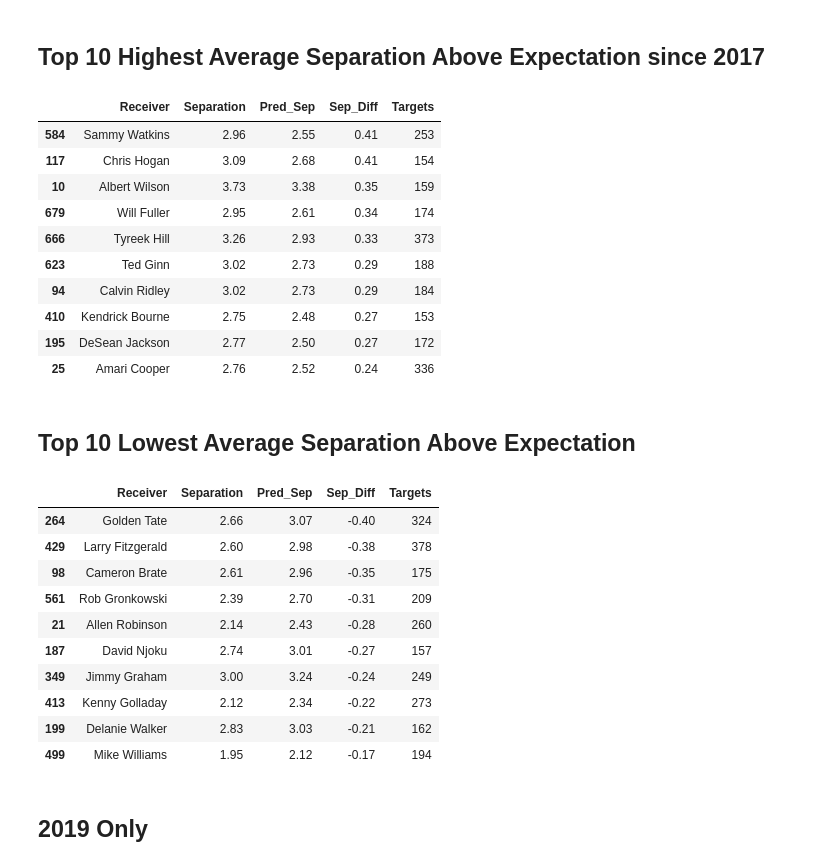
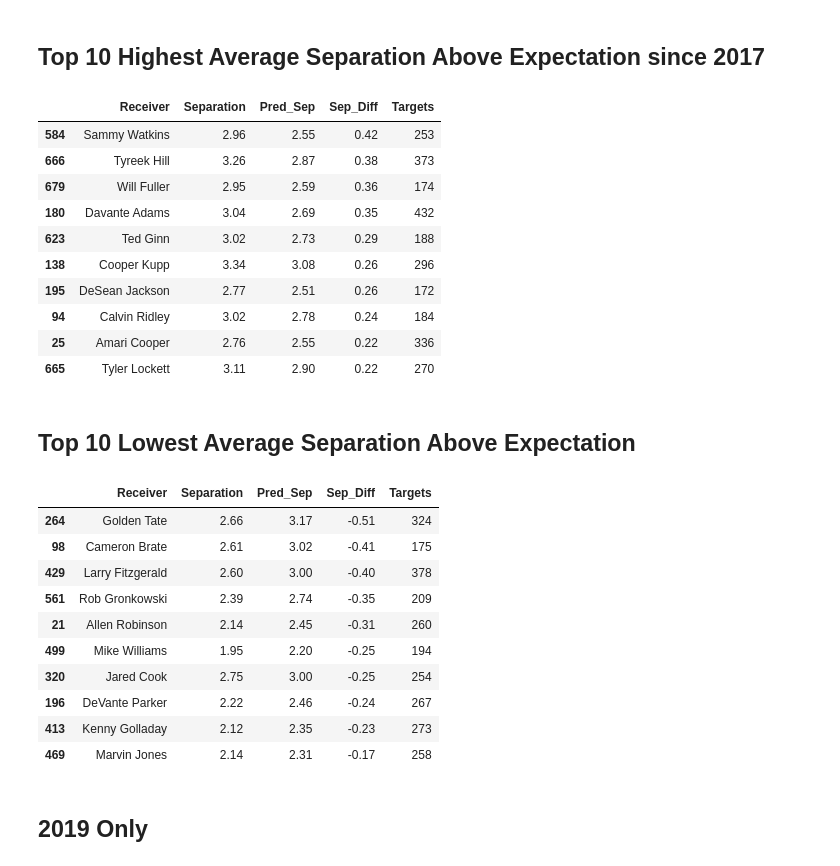
Before and after one commit to Jesse-Cohen/Separation-Above-Expectation, a Jupyter notebook: Notebooks/Results.ipynb, the cells around one changed output. Drawn from its saved outputs; the diff is of its cells as text; code cells hidden in the pictures.

```diff
--- a/Notebooks/Results.ipynb
+++ b/Notebooks/Results.ipynb
@@ -17,11 +17,12 @@ import missingno as ms
 import warnings
 warnings.filterwarnings('ignore')
 # %%
-Final = pd.read_pickle("../data/Final.pkl")
+#Final = pd.read_pickle("../data/Final.pkl")
+Final = pd.read_pickle("../data/Final_5.pkl")
 # %% [markdown]
 # Results!
 # %%
-Stats = Final[['Season', 'Receiver', 'Nearest_Defender', 'Separation', 'Pred_Sep', 'TD', 'Pass Yds', 'INT', 'Cmp', 'Team', 'Air_Yds']]
+Stats = Final[['Season', 'Receiver', 'Nearest_Defender', 'Separation', 'Pred_Sep', 'TD', 'Pass Yds', 'INT', 'Cmp', 'Team', 'Air_Yds', 'Cushion']]
 Stats['Sep_Diff'] = Stats['Separation'] - Stats['Pred_Sep']
 # %%
 COUNT_df = Stats.groupby(['Receiver', 'Season']).nunique()
@@ -60,36 +61,36 @@ Since17_df = Since17_df.merge(COUNT_1, on = ['Receiver'])
 # %% [markdown]
 ## Top 10 Highest Average Separation Above Expectation since 2017
 # %%
-Career = Since17_df[Since17_df['Targets'] > 150].sort_values(['Sep_Diff'], ascending = False)
+Career = Since17_df[Since17_df['Targets'] > 170].sort_values(['Sep_Diff'], ascending = False)
 Career.head(10)
 # %% [output]
 |  | Receiver | Separation | Pred_Sep | Sep_Diff | Targets |
-| 584 | Sammy Watkins | 2.96 | 2.55 | 0.41 | 253 |
-| 117 | Chris Hogan | 3.09 | 2.68 | 0.41 | 154 |
-| 10 | Albert Wilson | 3.73 | 3.38 | 0.35 | 159 |
-| 679 | Will Fuller | 2.95 | 2.61 | 0.34 | 174 |
-| 666 | Tyreek Hill | 3.26 | 2.93 | 0.33 | 373 |
+| 584 | Sammy Watkins | 2.96 | 2.55 | 0.42 | 253 |
+| 666 | Tyreek Hill | 3.26 | 2.87 | 0.38 | 373 |
+| 679 | Will Fuller | 2.95 | 2.59 | 0.36 | 174 |
+| 180 | Davante Adams | 3.04 | 2.69 | 0.35 | 432 |
 | 623 | Ted Ginn | 3.02 | 2.73 | 0.29 | 188 |
-| 94 | Calvin Ridley | 3.02 | 2.73 | 0.29 | 184 |
-| 410 | Kendrick Bourne | 2.75 | 2.48 | 0.27 | 153 |
-| 195 | DeSean Jackson | 2.77 | 2.50 | 0.27 | 172 |
-| 25 | Amari Cooper | 2.76 | 2.52 | 0.24 | 336 |
+| 138 | Cooper Kupp | 3.34 | 3.08 | 0.26 | 296 |
+| 195 | DeSean Jackson | 2.77 | 2.51 | 0.26 | 172 |
+| 94 | Calvin Ridley | 3.02 | 2.78 | 0.24 | 184 |
+| 25 | Amari Cooper | 2.76 | 2.55 | 0.22 | 336 |
+| 665 | Tyler Lockett | 3.11 | 2.90 | 0.22 | 270 |
 # %% [markdown]
 ## Top 10 Lowest Average Separation Above Expectation
 # %%
 Career.sort_values(['Sep_Diff'], ascending = True).head(10)
 # %% [output]
 |  | Receiver | Separation | Pred_Sep | Sep_Diff | Targets |
-| 264 | Golden Tate | 2.66 | 3.07 | -0.40 | 324 |
-| 429 | Larry Fitzgerald | 2.60 | 2.98 | -0.38 | 378 |
-| 98 | Cameron Brate | 2.61 | 2.96 | -0.35 | 175 |
-| 561 | Rob Gronkowski | 2.39 | 2.70 | -0.31 | 209 |
-| 21 | Allen Robinson | 2.14 | 2.43 | -0.28 | 260 |
-| 187 | David Njoku | 2.74 | 3.01 | -0.27 | 157 |
-| 349 | Jimmy Graham | 3.00 | 3.24 | -0.24 | 249 |
-| 413 | Kenny Golladay | 2.12 | 2.34 | -0.22 | 273 |
-| 199 | Delanie Walker | 2.83 | 3.03 | -0.21 | 162 |
-| 499 | Mike Williams | 1.95 | 2.12 | -0.17 | 194 |
+| 264 | Golden Tate | 2.66 | 3.17 | -0.51 | 324 |
+| 98 | Cameron Brate | 2.61 | 3.02 | -0.41 | 175 |
+| 429 | Larry Fitzgerald | 2.60 | 3.00 | -0.40 | 378 |
+| 561 | Rob Gronkowski | 2.39 | 2.74 | -0.35 | 209 |
+| 21 | Allen Robinson | 2.14 | 2.45 | -0.31 | 260 |
+| 499 | Mike Williams | 1.95 | 2.20 | -0.25 | 194 |
+| 320 | Jared Cook | 2.75 | 3.00 | -0.25 | 254 |
+| 196 | DeVante Parker | 2.22 | 2.46 | -0.24 | 267 |
+| 413 | Kenny Golladay | 2.12 | 2.35 | -0.23 | 273 |
+| 469 | Marvin Jones | 2.14 | 2.31 | -0.17 | 258 |
 # %% [markdown]
 ## 2019 Only
 # %%
```
Also changed, not shown: parts of 25 cells of this notebook.
